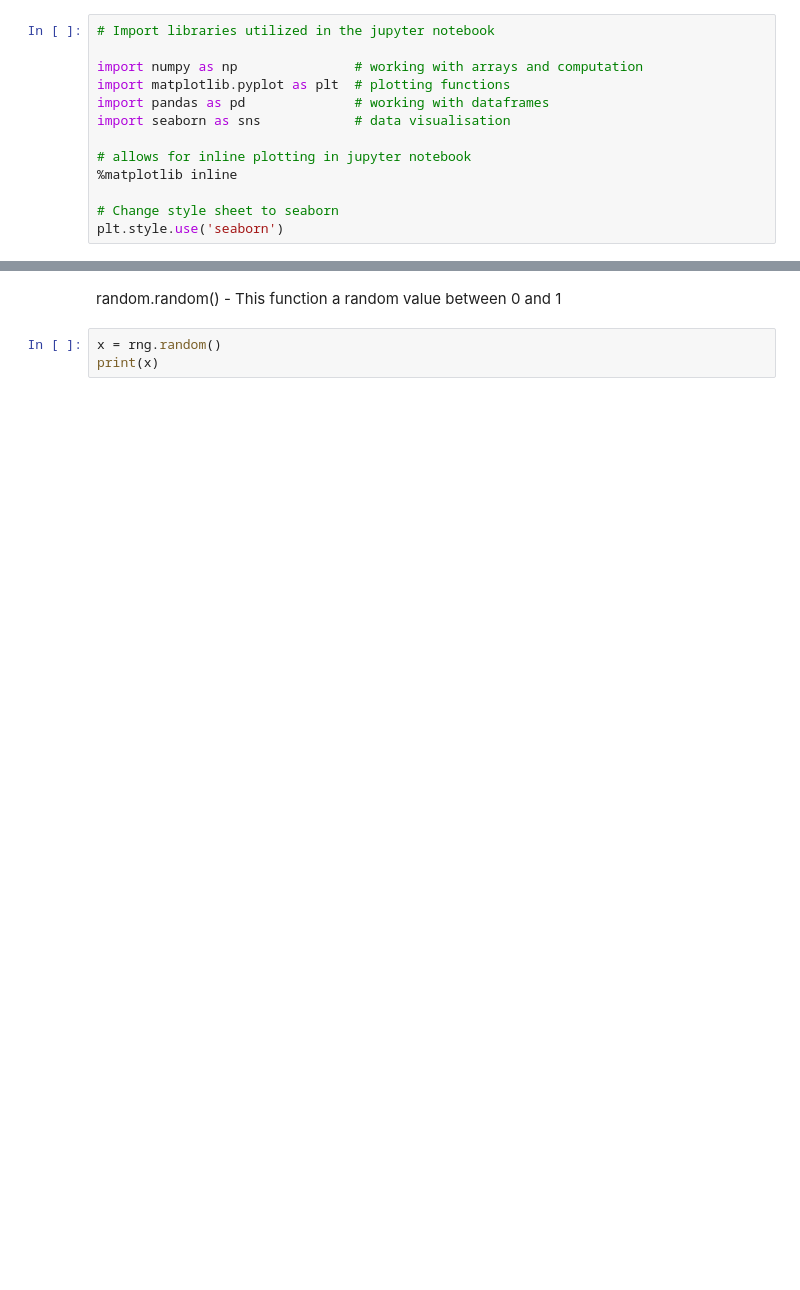
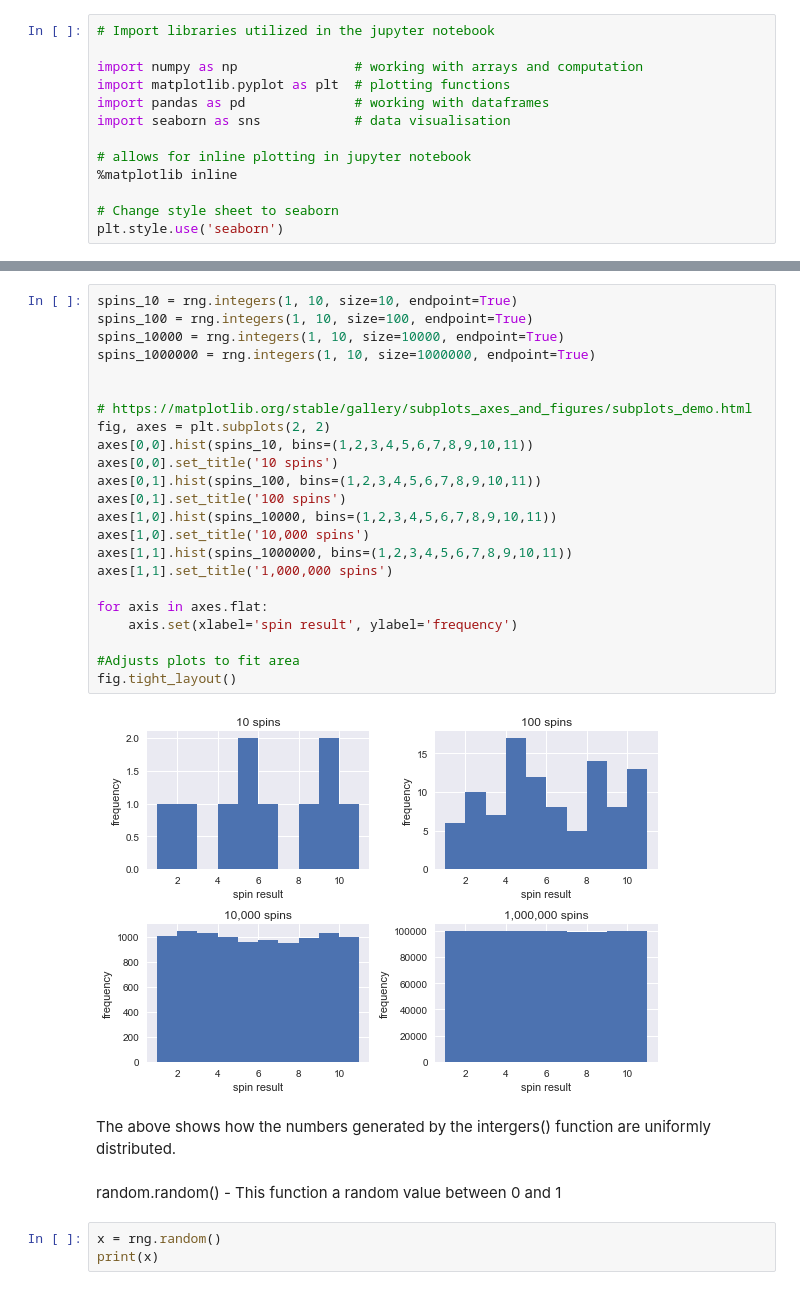
Before and after one commit to fionnmccarthy/ProgDA_Assignment, a Jupyter notebook: numpy-random.ipynb, the cells around one changed output, grey strips where cells are left out. Drawn from its saved outputs; the diff is of its cells as text; blank space fills up the shorter version.

```diff
--- a/numpy-random.ipynb
+++ b/numpy-random.ipynb
@@ -57,3 +78,30 @@ array([[3, 1, 2, 1],
+# %%
+spins_10 = rng.integers(1, 10, size=10, endpoint=True)
+spins_100 = rng.integers(1, 10, size=100, endpoint=True)
+spins_10000 = rng.integers(1, 10, size=10000, endpoint=True)
+spins_1000000 = rng.integers(1, 10, size=1000000, endpoint=True)
+
+
+# https://matplotlib.org/stable/gallery/subplots_axes_and_figures/subplots_demo.html
+fig, axes = plt.subplots(2, 2)
+axes[0,0].hist(spins_10, bins=(1,2,3,4,5,6,7,8,9,10,11))
+axes[0,0].set_title('10 spins')
+axes[0,1].hist(spins_100, bins=(1,2,3,4,5,6,7,8,9,10,11))
+axes[0,1].set_title('100 spins')
+axes[1,0].hist(spins_10000, bins=(1,2,3,4,5,6,7,8,9,10,11))
+axes[1,0].set_title('10,000 spins')
+axes[1,1].hist(spins_1000000, bins=(1,2,3,4,5,6,7,8,9,10,11))
+axes[1,1].set_title('1,000,000 spins')
+
+for axis in axes.flat:
+    axis.set(xlabel='spin result', ylabel='frequency')
+
+#Adjusts plots to fit area
+fig.tight_layout()
+# %% [output]
+[figure, added]
+# %% [markdown]
+The above shows how the numbers generated by the intergers() function are uniformly distributed.
 # %% [markdown]
 random.random() - This function a random value between 0 and 1
 # %%
```
Also changed, not shown: parts of 14 cells of this notebook, 1 other file.
